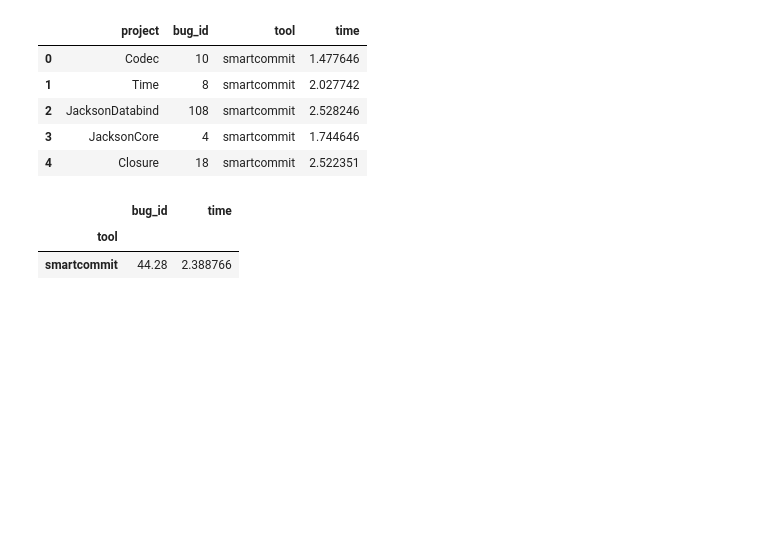
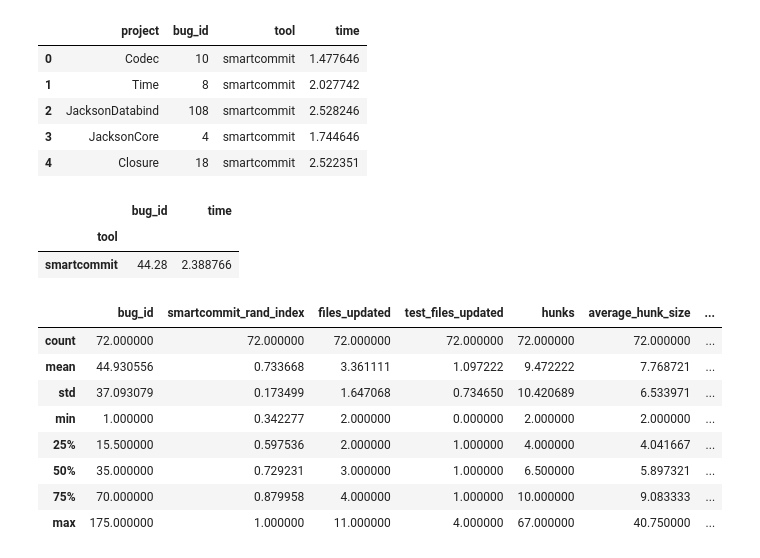
Before and after one commit to Thomsch/untangling-tools-benchmark, a Jupyter notebook: analysis/analysis.ipynb, the cells around one changed output. Cells and saved outputs as stored; diff of their text form; code cells hidden in the pictures; blank space fills up the shorter version.

```diff
--- a/analysis/analysis.ipynb
+++ b/analysis/analysis.ipynb
@@ -94,3 +94,15 @@ df_time.groupby('tool').mean()
 |  | bug_id | time |
 | tool |  |  |
 | smartcommit | 44.28 | 2.388766 |
+# %%
+df.describe()
+# %% [output]
+|  | bug_id | smartcommit_rand_index | files_updated | test_files_updated | hunks | average_hunk_size | ... |
+| count | 72.000000 | 72.000000 | 72.000000 | 72.000000 | 72.000000 | 72.000000 | ... |
+| mean | 44.930556 | 0.733668 | 3.361111 | 1.097222 | 9.472222 | 7.768721 | ... |
+| std | 37.093079 | 0.173499 | 1.647068 | 0.734650 | 10.420689 | 6.533971 | ... |
+| min | 1.000000 | 0.342277 | 2.000000 | 0.000000 | 2.000000 | 2.000000 | ... |
+| 25% | 15.500000 | 0.597536 | 2.000000 | 1.000000 | 4.000000 | 4.041667 | ... |
+| 50% | 35.000000 | 0.729231 | 3.000000 | 1.000000 | 6.500000 | 5.897321 | ... |
+| 75% | 70.000000 | 0.879958 | 4.000000 | 1.000000 | 10.000000 | 9.083333 | ... |
+| max | 175.000000 | 1.000000 | 11.000000 | 4.000000 | 67.000000 | 40.750000 | ... |
```
Also changed, not shown: parts of 6 cells of this notebook.
